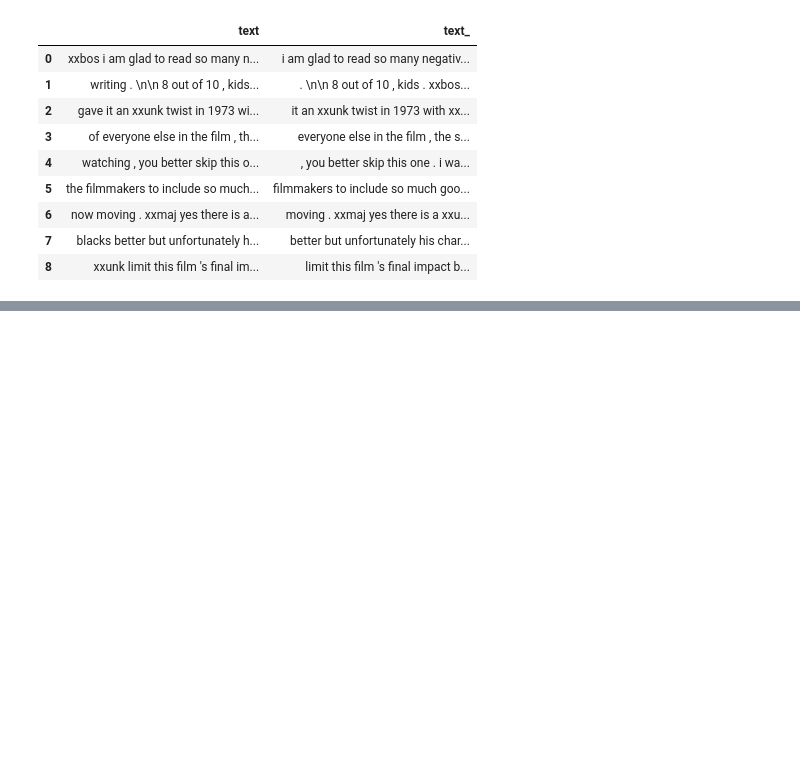
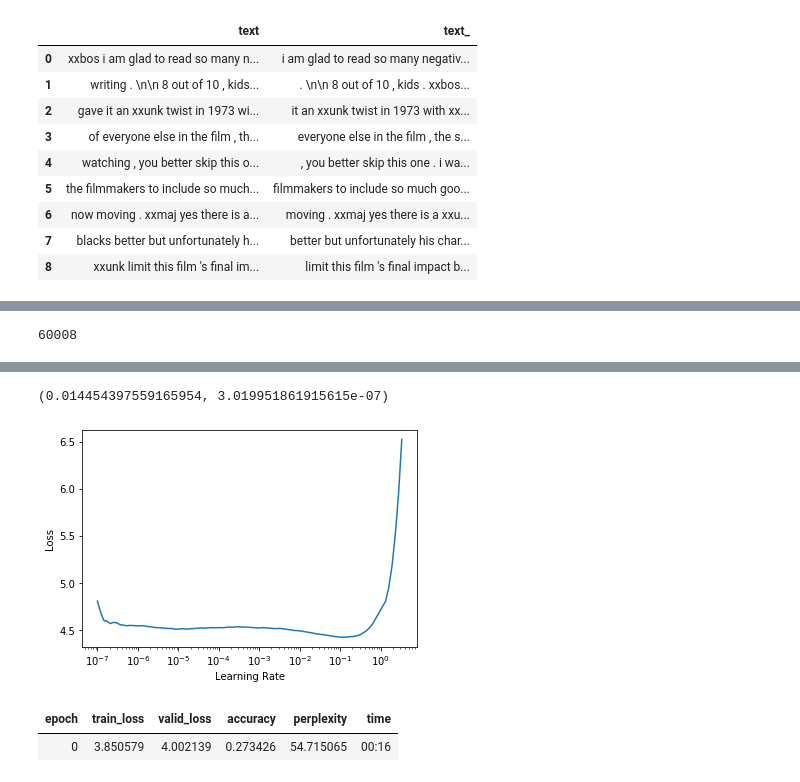
Before and after one commit to binliu0630/FASTAI_V2, a Jupyter notebook: Lesson_3_imdb.ipynb, the cells around one changed output, grey strips where cells are left out. Drawn from its saved outputs; the diff is of its cells as text; code cells hidden in the pictures; blank space fills up the shorter version.

```diff
--- a/Lesson_3_imdb.ipynb
+++ b/Lesson_3_imdb.ipynb
@@ -122,0 +193,3 @@ dbunch_lm.show_batch()
+# %%
+path = untar_data(URLs.IMDB)
+path.ls()
@@ -122,0 +202,5 @@ dbunch_lm.show_batch()
+# %%
+imdb_lm = DataBlock(blocks=(TextBlock.from_folder(path, is_lm=True),),
+                    get_items=partial(get_text_files, folders=['train', 'test', 'unsup']),
+                    splitter=RandomSplitter(0.1)
+                    )
@@ -122,0 +209,11 @@ dbunch_lm.show_batch()
+# %%
+dbunch_lm  = imdb_lm.dataloaders(path, path=path, bs=bs, seq_len=80)
+# %%
+len(dbunch_lm.vocab)
+# %% [output]
+60008
+# %%
+learn = language_model_learner(dbunch_lm, AWD_LSTM, drop_mult=0.3, metrics=[accuracy, Perplexity()]).to_fp16()
+# %%
+learn.lr_find()
+# %% [output]
@@ -122,0 +221,7 @@ dbunch_lm.show_batch()
+(0.014454397559165954, 3.019951861915615e-07)
+[figure, added]
+# %%
+learn.fit_one_cycle(1, 2e-2, moms=(0.8, 0.7, 0.8))
+# %% [output]
+| epoch | train_loss | valid_loss | accuracy | perplexity | time |
+| 0 | 3.850579 | 4.002139 | 0.273426 | 54.715065 | 00:16 |
```
Also changed, not shown: parts of 35 cells of this notebook.
